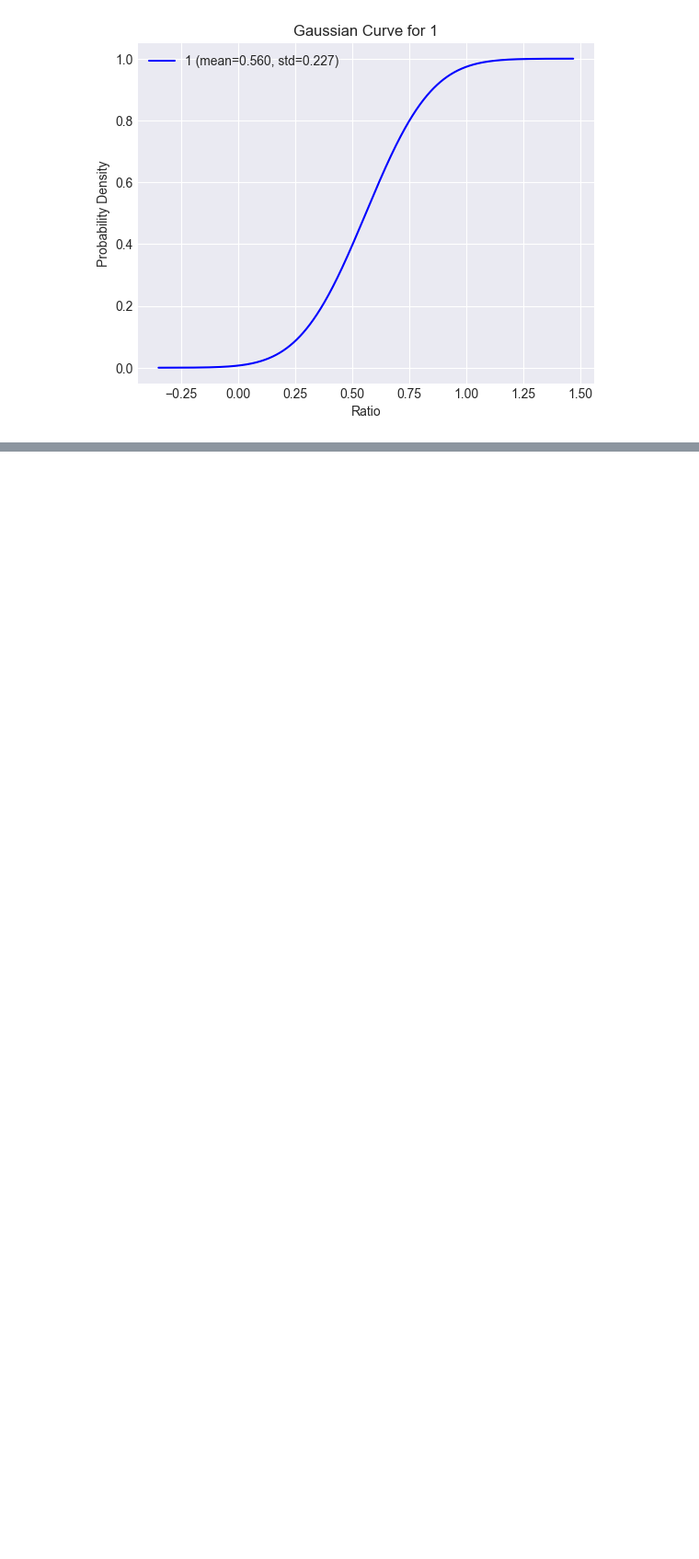
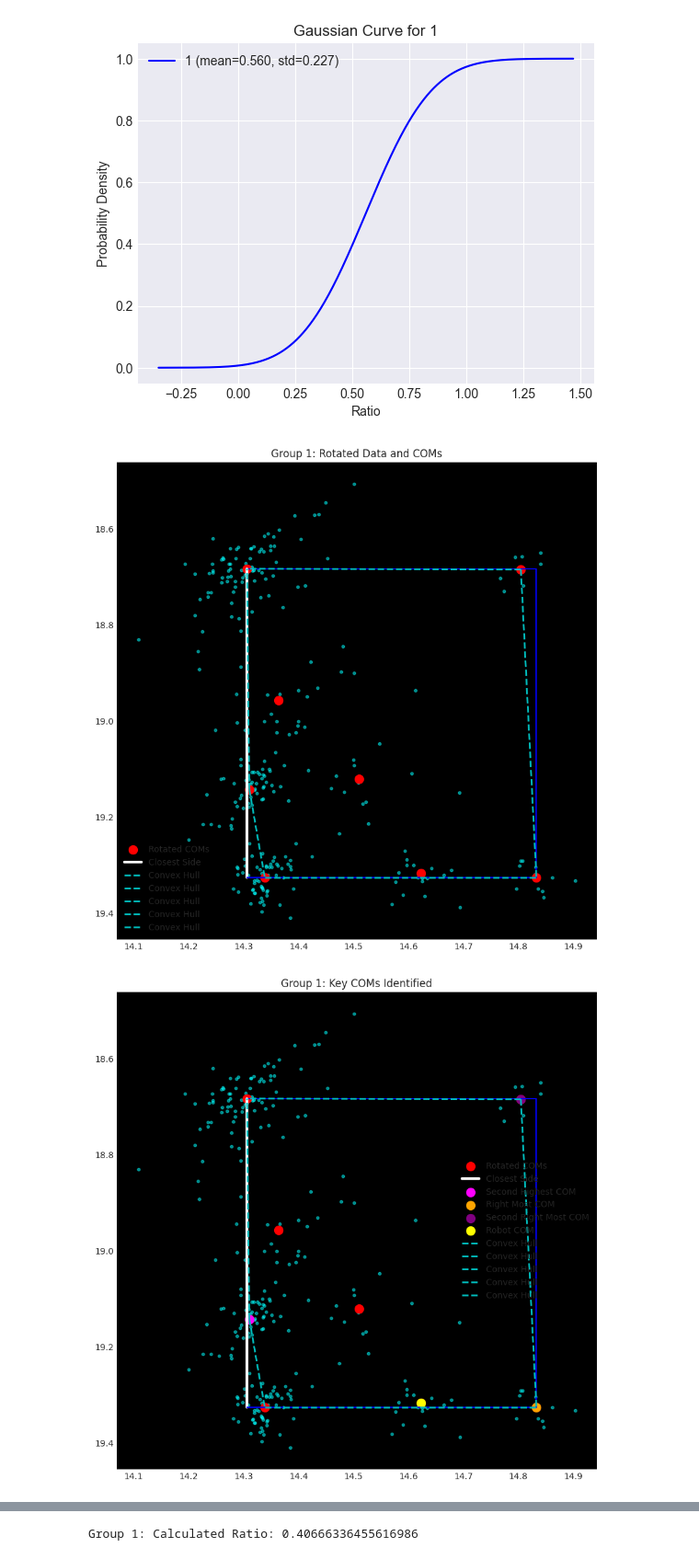
Before and after one commit to sbeeredd04/CSDNA, a Jupyter notebook: Testing code/Origami Analysis/origami_ratio_analysis.ipynb, the cells around one changed output, grey strips where cells are left out. Shown at 92% size. Drawn from its saved outputs; the diff is of its cells as text; code cells hidden in the pictures; blank space fills up the shorter version.

```diff
--- a/Testing code/Origami Analysis/origami_ratio_analysis.ipynb
+++ b/Testing code/Origami Analysis/origami_ratio_analysis.ipynb
@@ -728,13 +728,17 @@ def process_multiple_origami_ratio_with_categorize_and_gaussian(filename, k, fli
         # Adjust the final orientation if needed
         rotated_com, rotated_rect, final_angle = adjust_final_orientation(rotated_com, rotated_rect, rotation_angle, closest_side)
 
+        #plot helper
+        plot_helper(rotated_data=rotated_data, rotated_com=rotated_com, rotated_rect=rotated_rect, title=f"Group {i}: Rotated Data and COMs", hull_points=ConvexHull(rotated_com), closest_side=closest_side)
+
         if rotation_angle != final_angle:
             rotated_data = rotate_points(rotated_data, np.pi, find_center_of_rectangle(rotated_rect))
-
+            plot_helper(rotated_data=rotated_data, rotated_com=rotated_com, rotated_rect=rotated_rect, title=f"Group {i}: Final Adjusted Data and COMs", hull_points=ConvexHull(rotated_com), closest_side=closest_side)
         if flipped:
             rotated_data = np.array([[-x, y] for x, y in rotated_data])
             rotated_com = np.array([[-x, y] for x, y in rotated_com])
             rotated_rect = np.array([[-x, y] for x, y in rotated_rect])
+            plot_helper(rotated_data=rotated_data, rotated_com=rotated_com, rotated_rect=rotated_rect, title=f"Group {i}: Flipped Data and COMs", hull_points=ConvexHull(rotated_com), closest_side=closest_side)
 
         second_highest_com = find_middle_left_most_com(rotated_com)
 
@@ -743,6 +747,8 @@ def process_multiple_origami_ratio_with_categorize_and_gaussian(filename, k, fli
 
         right_most_com, second_right_most_com = find_right_most_coms(rotated_com)
         robot_com = find_robot(rotated_com)
+
+        plot_helper(rotated_data=rotated_data, rotated_com=rotated_com, rotated_rect=rotated_rect, second_highest_com=second_highest_com, right_most_com=right_most_com, second_right_most_com=second_right_most_com, robot_com=robot_com, title=f"Group {i}: Key COMs Identified", hull_points=ConvexHull(rotated_com), closest_side=closest_side)
 
         ratio = calculate_exact_ratio(rotated_data, rotated_com, second_highest_com, robot_com, right_most_com, second_right_most_com, labels)
         print(f"Group {i}: Calculated Ratio: {ratio}")
@@ -825,3 +819,12 @@ Group 6: Calculated Ratio: 0.7634354637109152
 generate_individual_gaussian_curve("1", gaussian_curves1)
 # %% [output]
 [figure]
+# %%
+# Example usage
+filename = 'data/csdna_v8_0.8nM_20nm_0.5nM_full_experiment02_t=6Hr_9824_T1_cropped_locs_render_picked_proper_orientation_avg_picked_avg.hdf5'
+k = 8
+flipped = False
+ratios2, categories2, gaussian_curves2 = process_multiple_origami_ratio_with_categorize_and_gaussian(filename, k, flipped, eps=0.9, min_samples=5)
+# %% [output]
+[figure, added]
+[figure, added]
@@ -827,0 +832 @@ generate_individual_gaussian_curve("1", gaussian_curves1)
+Group 1: Calculated Ratio: 0.40666336455616986
```
Also changed, not shown: parts of 2 cells of this notebook, 1 other file.
